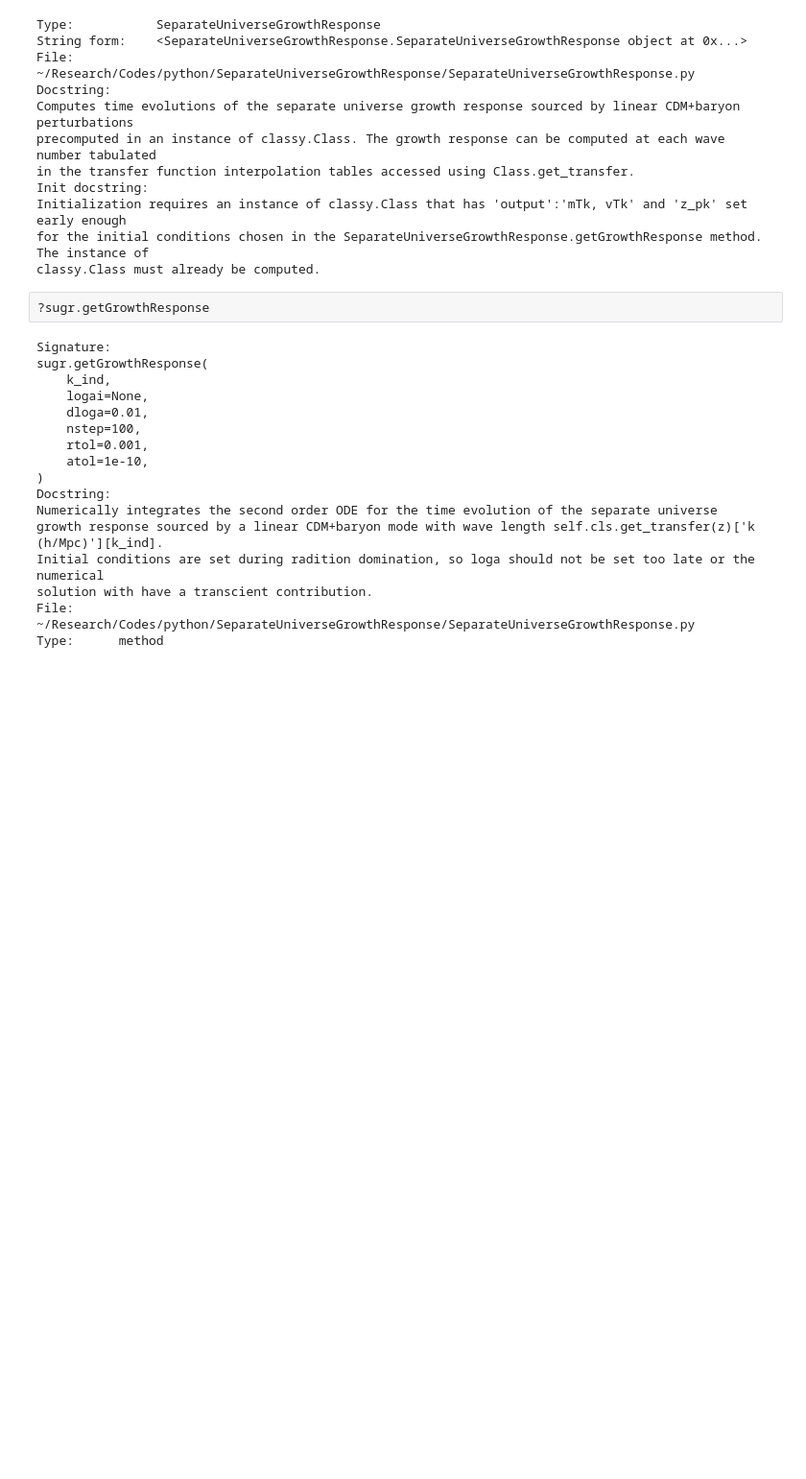
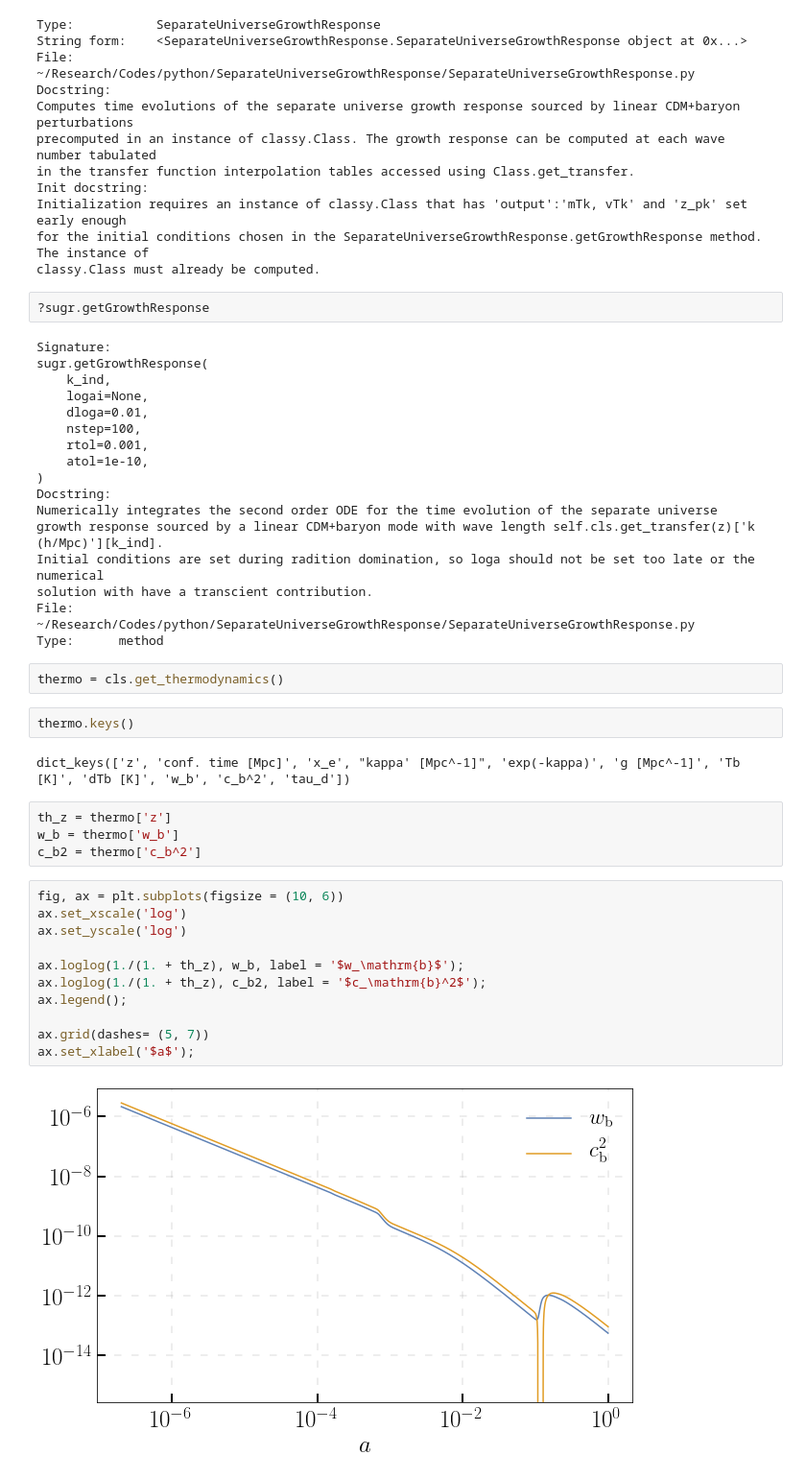
Before and after one commit to dsjamieson/SeparateUniverseGrowthResponse, a Jupyter notebook: demo.ipynb, the cells around one changed output. Shown: that part at 96% size. Drawn from its saved outputs; the diff is of its cells as text; blank space fills up the shorter version.

```diff
--- a/demo.ipynb
+++ b/demo.ipynb
@@ -125,3 +232,26 @@ Initial conditions are set during radition domination, so loga should not be set
 solution with have a transcient contribution.
 File:      ~/Research/Codes/python/SeparateUniverseGrowthResponse/SeparateUniverseGrowthResponse.py
 Type:      method
+# %%
+thermo = cls.get_thermodynamics()
+# %%
+thermo.keys()
+# %% [output]
+dict_keys(['z', 'conf. time [Mpc]', 'x_e', "kappa' [Mpc^-1]", 'exp(-kappa)', 'g [Mpc^-1]', 'Tb [K]', 'dTb [K]', 'w_b', 'c_b^2', 'tau_d'])
+# %%
+th_z = thermo['z']
+w_b = thermo['w_b']
+c_b2 = thermo['c_b^2']
+# %%
+fig, ax = plt.subplots(figsize = (10, 6))
+ax.set_xscale('log')
+ax.set_yscale('log')
+
+ax.loglog(1./(1. + th_z), w_b, label = '$w_\mathrm{b}$');
+ax.loglog(1./(1. + th_z), c_b2, label = '$c_\mathrm{b}^2$');
+ax.legend();
+
+ax.grid(dashes= (5, 7))
+ax.set_xlabel('$a$');
+# %% [output]
+[figure, added]
```
Also changed, not shown: parts of 8 cells of this notebook, 1 other file.
